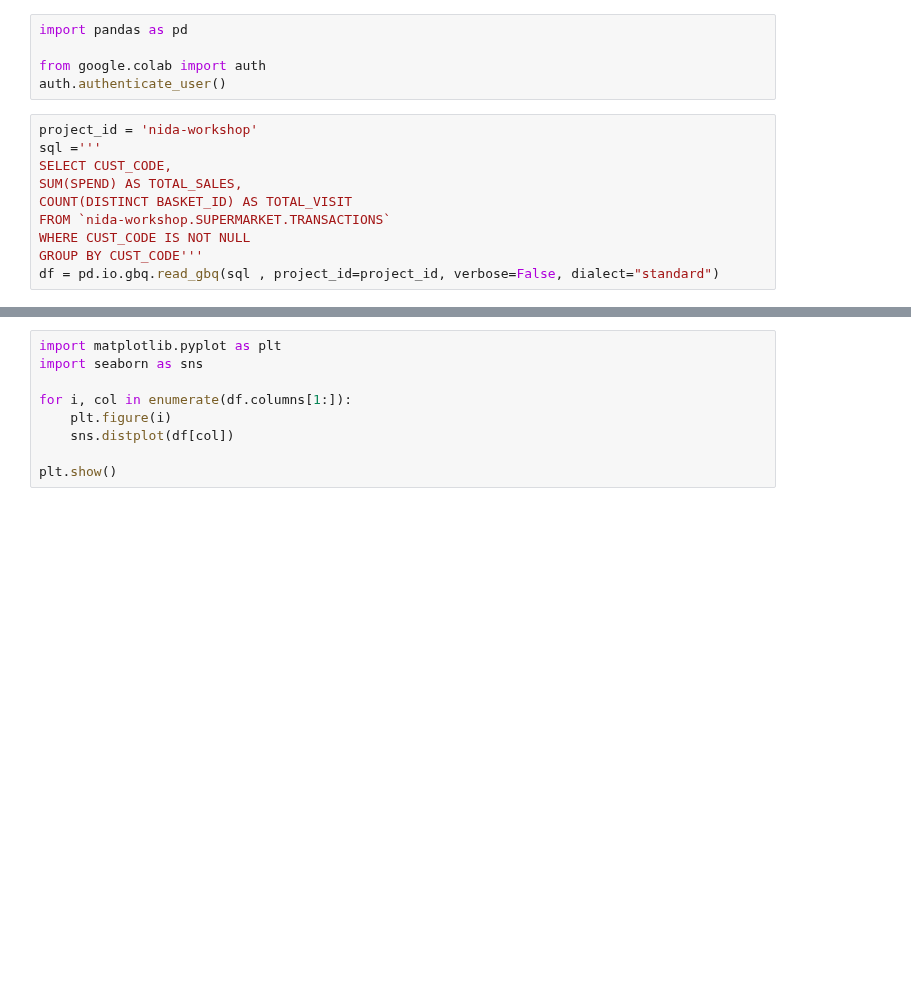
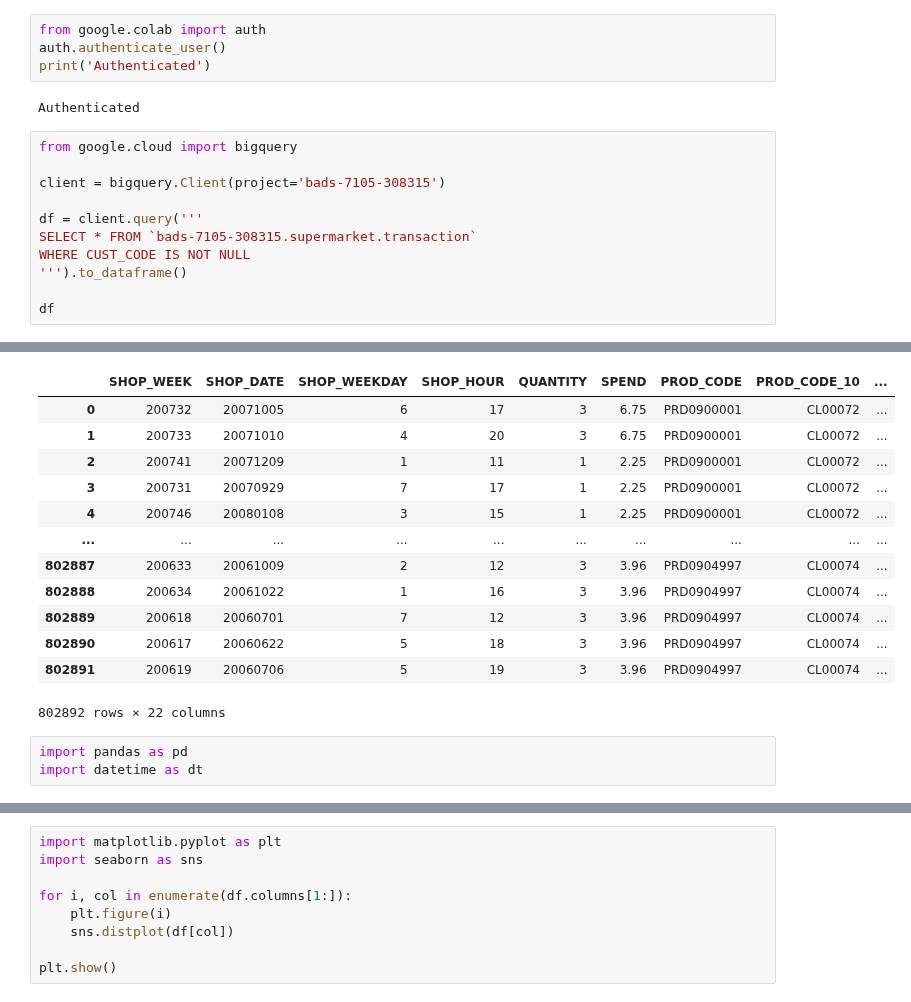
Before and after one commit to PisutSukpool/CRM-Analytics, a Jupyter notebook: Homework 06/Clustering.ipynb, the cells around one changed output, grey strips where cells are left out. Cells and saved outputs as stored; diff of their text form; blank space fills up the shorter version.

```diff
--- a/Homework 06/Clustering.ipynb
+++ b/Homework 06/Clustering.ipynb
@@ -1,15 +1,18 @@
 # %%
-import pandas as pd
-
 from google.colab import auth
 auth.authenticate_user()
+print('Authenticated')
+# %% [output]
+Authenticated
-# %%
-project_id = 'nida-workshop'
-sql ='''
-SELECT CUST_CODE,
-SUM(SPEND) AS TOTAL_SALES,
-COUNT(DISTINCT BASKET_ID) AS TOTAL_VISIT
-FROM `nida-workshop.SUPERMARKET.TRANSACTIONS`
-WHERE CUST_CODE IS NOT NULL
-GROUP BY CUST_CODE'''
-df = pd.io.gbq.read_gbq(sql , project_id=project_id, verbose=False, dialect="standard")
+# %%
+from google.cloud import bigquery
+
+client = bigquery.Client(project='bads-7105-308315')
+
+df = client.query('''
+SELECT * FROM `bads-7105-308315.supermarket.transaction`
+WHERE CUST_CODE IS NOT NULL
+''').to_dataframe()
+
+df
+# %% [output]
@@ -15,0 +20,16 @@ df = pd.io.gbq.read_gbq(sql , project_id=project_id, verbose=False, dialect="sta
+|  | SHOP_WEEK | SHOP_DATE | SHOP_WEEKDAY | SHOP_HOUR | QUANTITY | SPEND | PROD_CODE | PROD_CODE_10 | ... |
+| 0 | 200732 | 20071005 | 6 | 17 | 3 | 6.75 | PRD0900001 | CL00072 | ... |
+| 1 | 200733 | 20071010 | 4 | 20 | 3 | 6.75 | PRD0900001 | CL00072 | ... |
+| 2 | 200741 | 20071209 | 1 | 11 | 1 | 2.25 | PRD0900001 | CL00072 | ... |
+| 3 | 200731 | 20070929 | 7 | 17 | 1 | 2.25 | PRD0900001 | CL00072 | ... |
+| 4 | 200746 | 20080108 | 3 | 15 | 1 | 2.25 | PRD0900001 | CL00072 | ... |
+| ... | ... | ... | ... | ... | ... | ... | ... | ... | ... |
+| 802887 | 200633 | 20061009 | 2 | 12 | 3 | 3.96 | PRD0904997 | CL00074 | ... |
+| 802888 | 200634 | 20061022 | 1 | 16 | 3 | 3.96 | PRD0904997 | CL00074 | ... |
+| 802889 | 200618 | 20060701 | 7 | 12 | 3 | 3.96 | PRD0904997 | CL00074 | ... |
+| 802890 | 200617 | 20060622 | 5 | 18 | 3 | 3.96 | PRD0904997 | CL00074 | ... |
+| 802891 | 200619 | 20060706 | 5 | 19 | 3 | 3.96 | PRD0904997 | CL00074 | ... |
+802892 rows × 22 columns
+# %%
+import pandas as pd
+import datetime as dt
```
Also changed, not shown: parts of 5 cells of this notebook.
